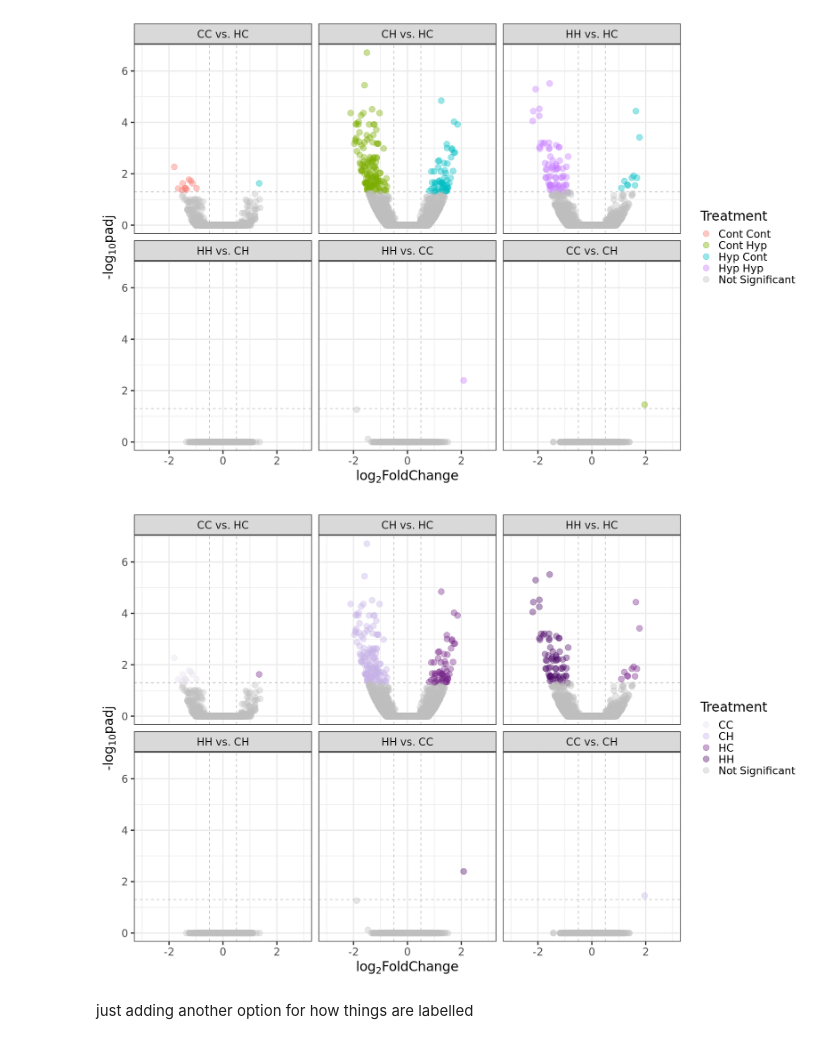
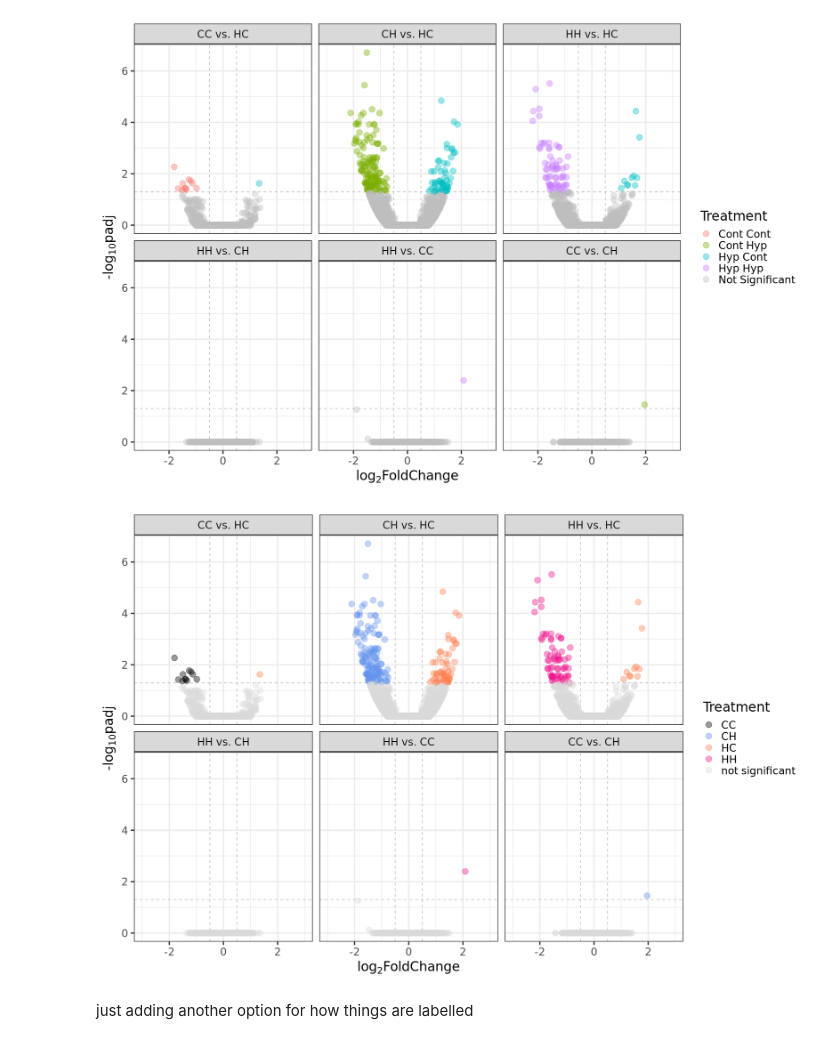
Before and after one commit to jgmcdonough/CE18_methylRAD_analysis, a Jupyter notebook: analysis/DMGs_analysis/HC_genes_2.0.ipynb, the cells around one changed output. Saved outputs shown, nothing was run; the diff lists cells and outputs as text; code cells hidden in the pictures.

```diff
--- a/analysis/DMGs_analysis/HC_genes_2.0.ipynb
+++ b/analysis/DMGs_analysis/HC_genes_2.0.ipynb
@@ -518,36 +510,37 @@ options(repr.plot.width=15, repr.plot.height=10)
 # setting order of grids for facet_wrap
 mega_df$pair <- factor(mega_df$pair, levels = c('CC_HC','CH_HC','HH_HC', 'HH_CH','HH_CC','CC_CH'))
 
 # renaming grid labels
 new_labels <- c(CC_HC = "CC vs. HC",
                 CH_HC = "CH vs. HC",
                 HH_HC = "HH vs. HC",
                HH_CH = "HH vs. CH",
                HH_CC = "HH vs. CC",
                CC_CH = "CC vs. CH")
 
 volcano_MEGA <- ggplot(data = mega_df, aes(x = log2FoldChange,
                                              y = -log10(padj),
                                              col = methyl)) +
                         geom_vline(xintercept = c(-0.5,0.5),
                                    col = "gray",
                                    linetype = 'dashed') + # fold change threshold line
                         geom_hline(yintercept = -log10(0.05),
                                    col = "gray",
                                    linetype = 'dashed') + # padj threshold line
                         geom_point(size=4, alpha =0.4) +
-scale_color_manual(values = c('#E7E1EF','#C5B3E6', '#7A288A', '#4E0A6A', 'gray'),
-                                           labels=c('CC','CH', 'HC', 'HH', 'Not Significant')) +
+scale_color_manual(values=c('black', 'cornflowerblue', 'coral','deeppink2', 'gray85')) +
+#scale_color_manual(values = c('#E7E1EF','#C5B3E6', '#7A288A', '#4E0A6A', 'gray'),
+                                           #labels=c('CC','CH', 'HC', 'HH', 'Not Significant')) +
 facet_wrap(~pair, labeller = as_labeller(new_labels)) +
                         theme_bw(base_size=20) +
                         labs(col='Treatment',
                              x = expression("log"[2]*"FoldChange"),
                              y = expression("-log"[10]*"padj")) +
                         scale_x_continuous(limits = c(-3,3))
 
 volcano_MEGA
 # %% [output]
-[figure, old version]
+[figure, new version]
 # %%
 ggsave('/project/pi_sarah_gignouxwolfsohn_uml_edu/julia/CE_MethylRAD_analysis_2018/analysis/figures/metaVolcano1.pdf', volcano_MEGA,
       width = 15, heigh = 10)
```
Also changed, not shown: parts of 7 cells of this notebook.
